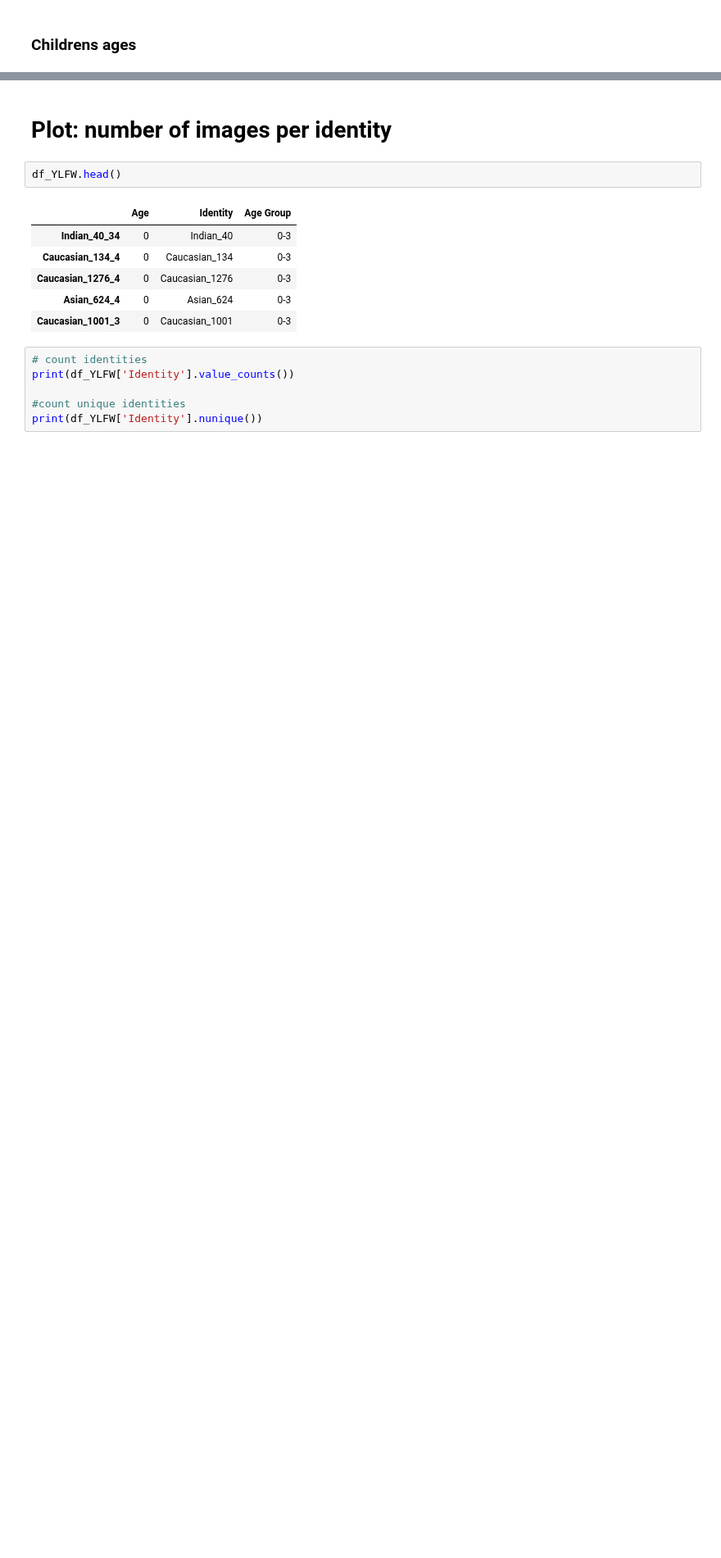
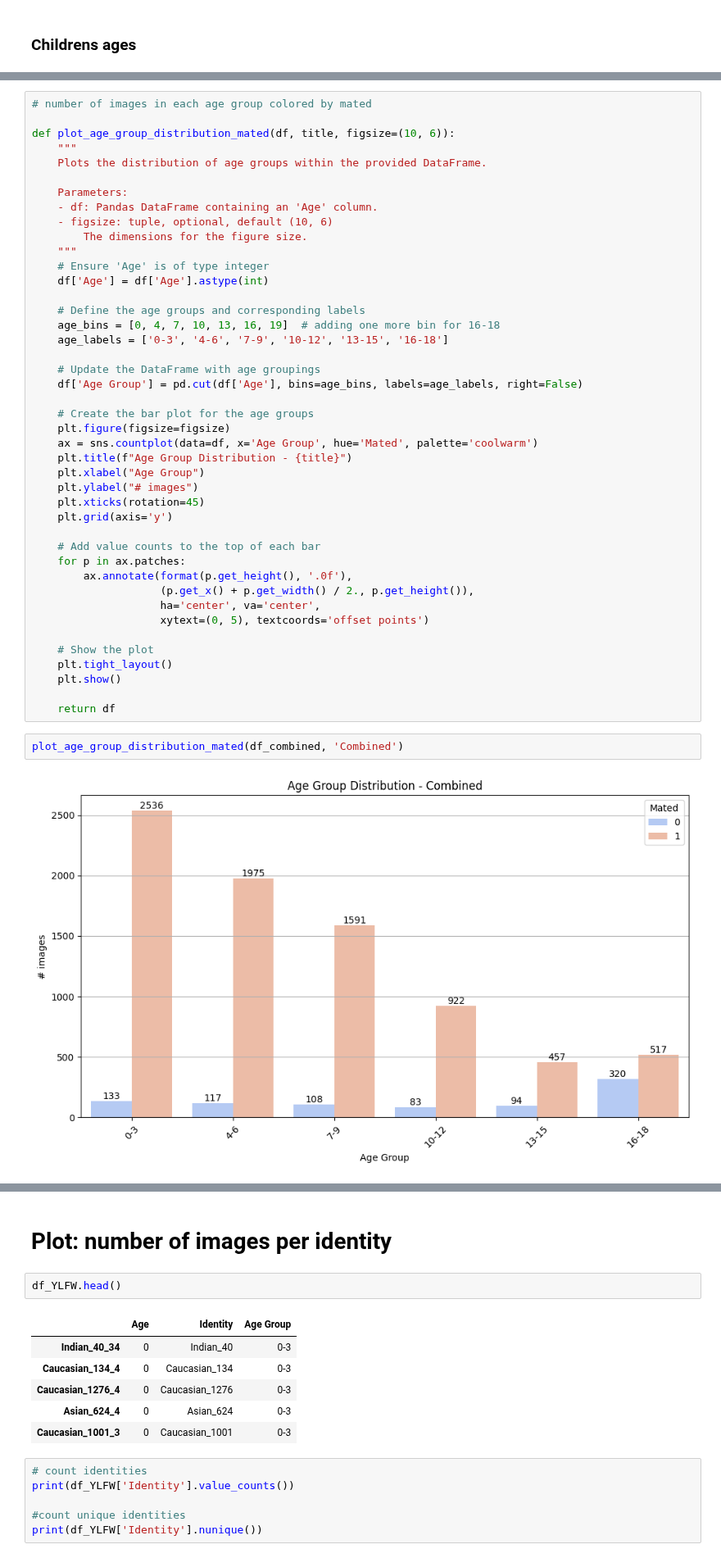
Before and after one commit to Kat-Gabi/Master_Thesis, a Jupyter notebook: notebooks/data_vis/age-estimation_stats.ipynb, the cells around one changed output, grey strips where cells are left out. Shown at 82% size. Cells and saved outputs as stored; diff of their text form; blank space fills up the shorter version.

```diff
--- a/notebooks/data_vis/age-estimation_stats.ipynb
+++ b/notebooks/data_vis/age-estimation_stats.ipynb
@@ -158,0 +288,47 @@ plot_age_group_distribution(df_RFW, 'RFW')
+# %%
+# number of images in each age group colored by mated
+
+def plot_age_group_distribution_mated(df, title, figsize=(10, 6)):
+    """
+    Plots the distribution of age groups within the provided DataFrame.
+
+    Parameters:
+    - df: Pandas DataFrame containing an 'Age' column.
+    - figsize: tuple, optional, default (10, 6)
+        The dimensions for the figure size.
+    """
+    # Ensure 'Age' is of type integer
+    df['Age'] = df['Age'].astype(int)
+
+    # Define the age groups and corresponding labels
+    age_bins = [0, 4, 7, 10, 13, 16, 19]  # adding one more bin for 16-18
+    age_labels = ['0-3', '4-6', '7-9', '10-12', '13-15', '16-18']
+
+    # Update the DataFrame with age groupings
+    df['Age Group'] = pd.cut(df['Age'], bins=age_bins, labels=age_labels, right=False)
+
+    # Create the bar plot for the age groups
+    plt.figure(figsize=figsize)
+    ax = sns.countplot(data=df, x='Age Group', hue='Mated', palette='coolwarm')
+    plt.title(f"Age Group Distribution - {title}")
+    plt.xlabel("Age Group")
+    plt.ylabel("# images")
+    plt.xticks(rotation=45)
+    plt.grid(axis='y')
+
+    # Add value counts to the top of each bar
+    for p in ax.patches:
+        ax.annotate(format(p.get_height(), '.0f'),
+                    (p.get_x() + p.get_width() / 2., p.get_height()),
+                    ha='center', va='center',
+                    xytext=(0, 5), textcoords='offset points')
+
+    # Show the plot
+    plt.tight_layout()
+    plt.show()
+
+    return df
+# %%
+plot_age_group_distribution_mated(df_combined, 'Combined')
+# %% [output]
+[figure, added]
```
Also changed, not shown: parts of 16 cells of this notebook.
